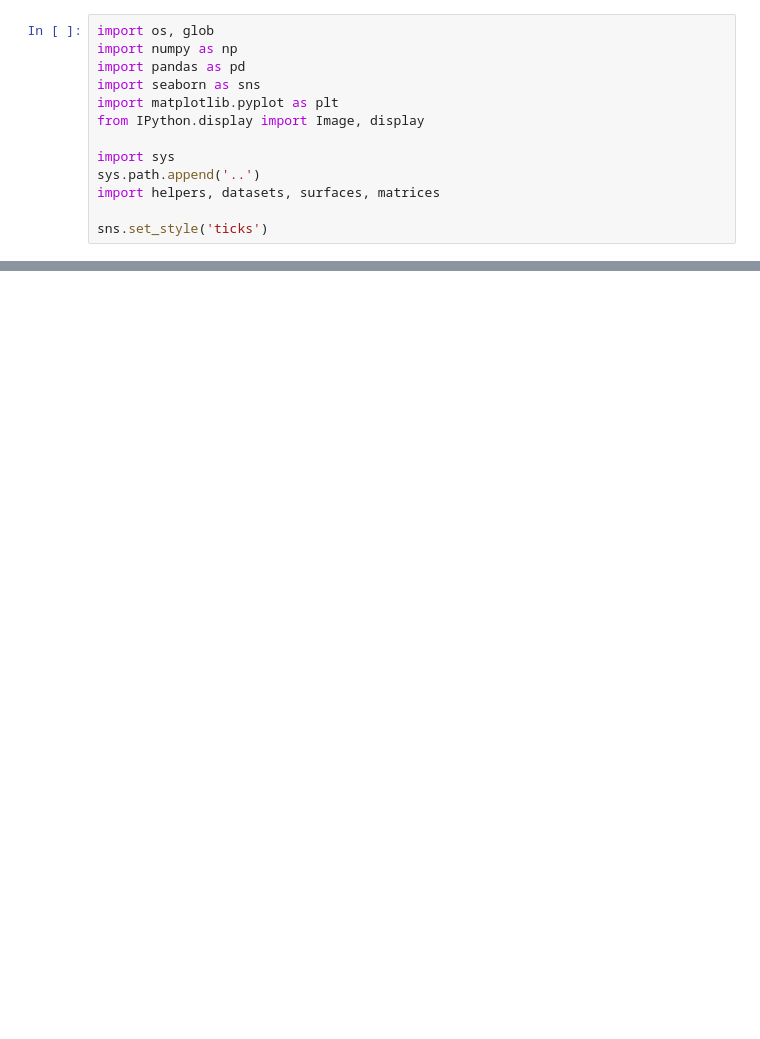
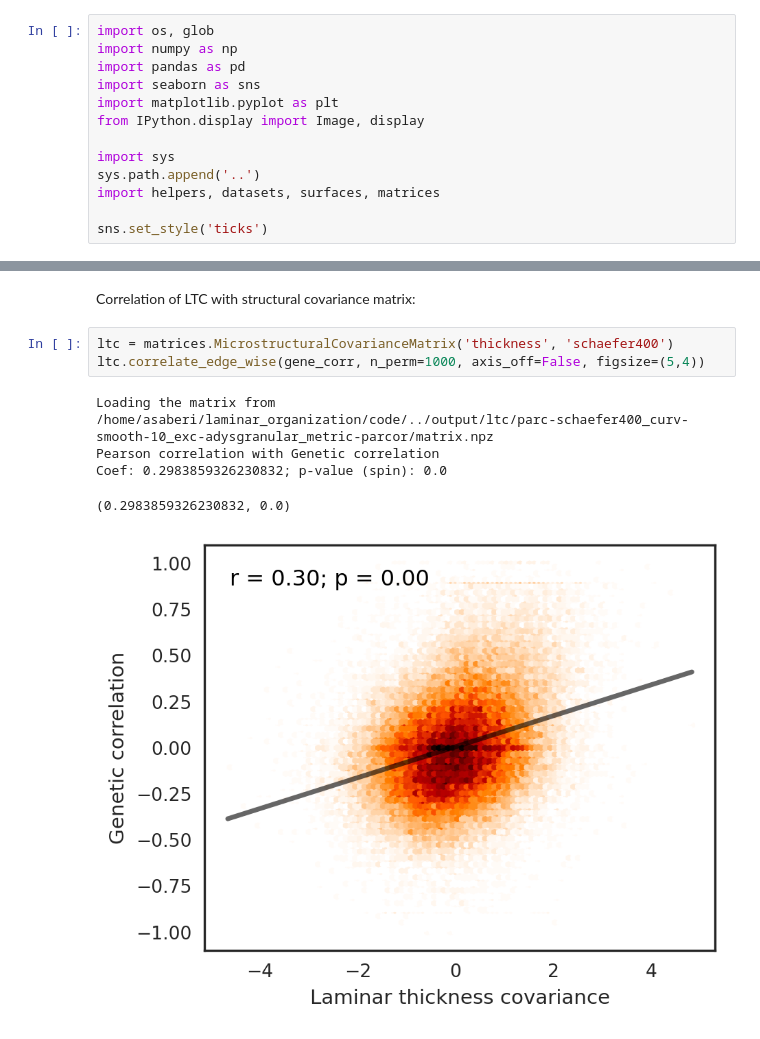
Before and after one commit to amnsbr/laminar_organization, a Jupyter notebook: code/figures/Fig_S18.ipynb, the cells around one changed output, grey strips where cells are left out. Cells and saved outputs as stored; diff of their text form; blank space fills up the shorter version.

```diff
--- a/code/figures/Fig_S18.ipynb
+++ b/code/figures/Fig_S18.ipynb
@@ -76,0 +22,11 @@ Loading the matrix from /home/asaberi/laminar_organization/code/../output/ltc/pa
+# %% [markdown]
+Correlation of LTC with structural covariance matrix:
+# %%
+ltc = matrices.MicrostructuralCovarianceMatrix('thickness', 'schaefer400')
+ltc.correlate_edge_wise(gene_corr, n_perm=1000, axis_off=False, figsize=(5,4))
+# %% [output]
+Loading the matrix from /home/asaberi/laminar_organization/code/../output/ltc/parc-schaefer400_curv-smooth-10_exc-adysgranular_metric-parcor/matrix.npz
+Pearson correlation with Genetic correlation
+Coef: 0.2983859326230832; p-value (spin): 0.0
+(0.2983859326230832, 0.0)
+[figure, added]
```
Also changed, not shown: parts of 9 cells of this notebook, 5 other files.
